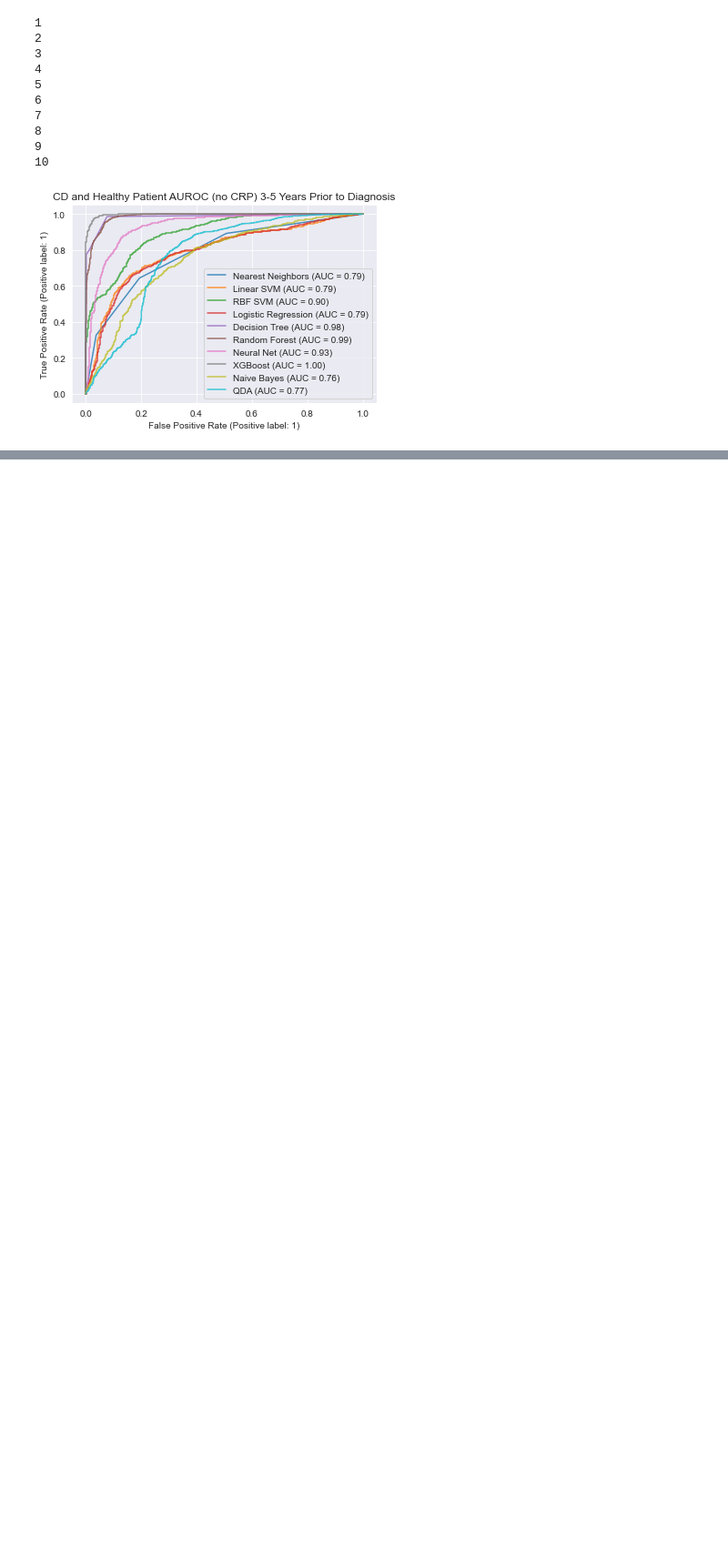
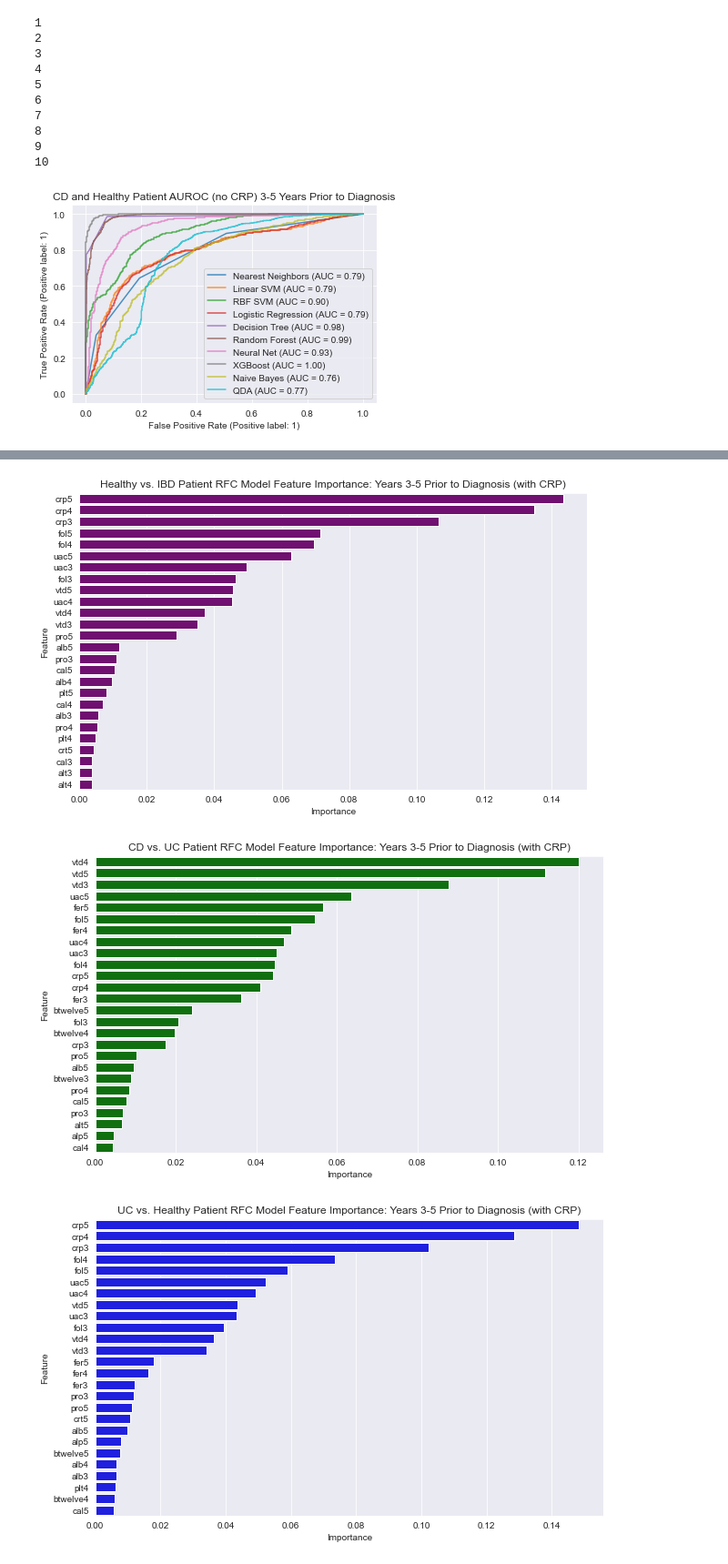
Before and after one commit to emmachancellor/ibd_longitudinal_ml, a Jupyter notebook: ml_models_ibd.ipynb, the cells around one changed output, grey strips where cells are left out. Shown at 91% size. Drawn from its saved outputs; the diff is of its cells as text; code cells hidden in the pictures; blank space fills up the shorter version.

```diff
--- a/ml_models_ibd.ipynb
+++ b/ml_models_ibd.ipynb
@@ -470,3 +471,16 @@ l = sns.barplot(x=important_feats['importance']
 plt.savefig('/Users/emmadyer/Desktop/ibd_long_project/figures/tree_feature_barplots/nocrp_cd_healthy_barplot.png', dpi=300)
 # %% [output]
 [figure]
+# %%
+df = uc_vs_healthy
+
+X = df.iloc[:, :-1]
+X = X.fillna(0)
+y = df.loc[:, 'ibd_disease_code']
+X_col_names = list(df.columns.values)
+X_col_names = X_col_names[:-1]
+y_col_name = ['disease_code']
+
+# Train/Test Split
+X_train, X_test, y_train, y_test = train_test_split(
+    X, y, test_size=0.25, random_state=42)
@@ -845,0 +926,31 @@ test_models(df, plot_title, fig_name_path)
+# %%
+# Prep dataframes
+y35_ibd_vs_healthy = ibd_vs_healthy.drop(remove_years, axis=1)
+y35_uc_vs_cd = uc_vs_cd.drop(remove_years, axis=1)
+y35_uc_vs_healthy = uc_vs_healthy.drop(remove_years, axis=1)
+y35_cd_vs_healthy = cd_vs_healthy.drop(remove_years, axis=1)
+y35_nocrp_ibd_vs_healthy = ibd_vs_healthy.drop(crp_and_years, axis=1)
+y35_nocrp_uc_vs_cd = uc_vs_cd.drop(crp_and_years, axis=1)
+y35_nocrp_uc_vs_healthy = uc_vs_healthy.drop(crp_and_years, axis=1)
+y35_nocrp_cd_vs_healthy = cd_vs_healthy.drop(crp_and_years, axis=1)
+
+y35_dfs = [y35_ibd_vs_healthy,
+            y35_uc_vs_cd,
+            y35_uc_vs_healthy,
+            y35_cd_vs_healthy,
+            y35_nocrp_ibd_vs_healthy,
+            y35_nocrp_uc_vs_cd,
+            y35_nocrp_uc_vs_healthy,
+            y35_nocrp_cd_vs_healthy]
+
+colors = ['purple', 'green', 'blue', 'pink', 'purple', 'green', 'blue', 'pink']
+
+for i, df in enumerate(y35_dfs):
+    img_name = file_names[i] + 'y35_barplot'
+    barplot_title = barplot_titles[i]
+    color = colors[i]
+    get_feature_barplot(df, img_name, barplot_title, color)
+# %% [output]
+[figure, added]
+[figure, added]
+[figure, added]
```
Also changed, not shown: parts of 15 cells of this notebook.
